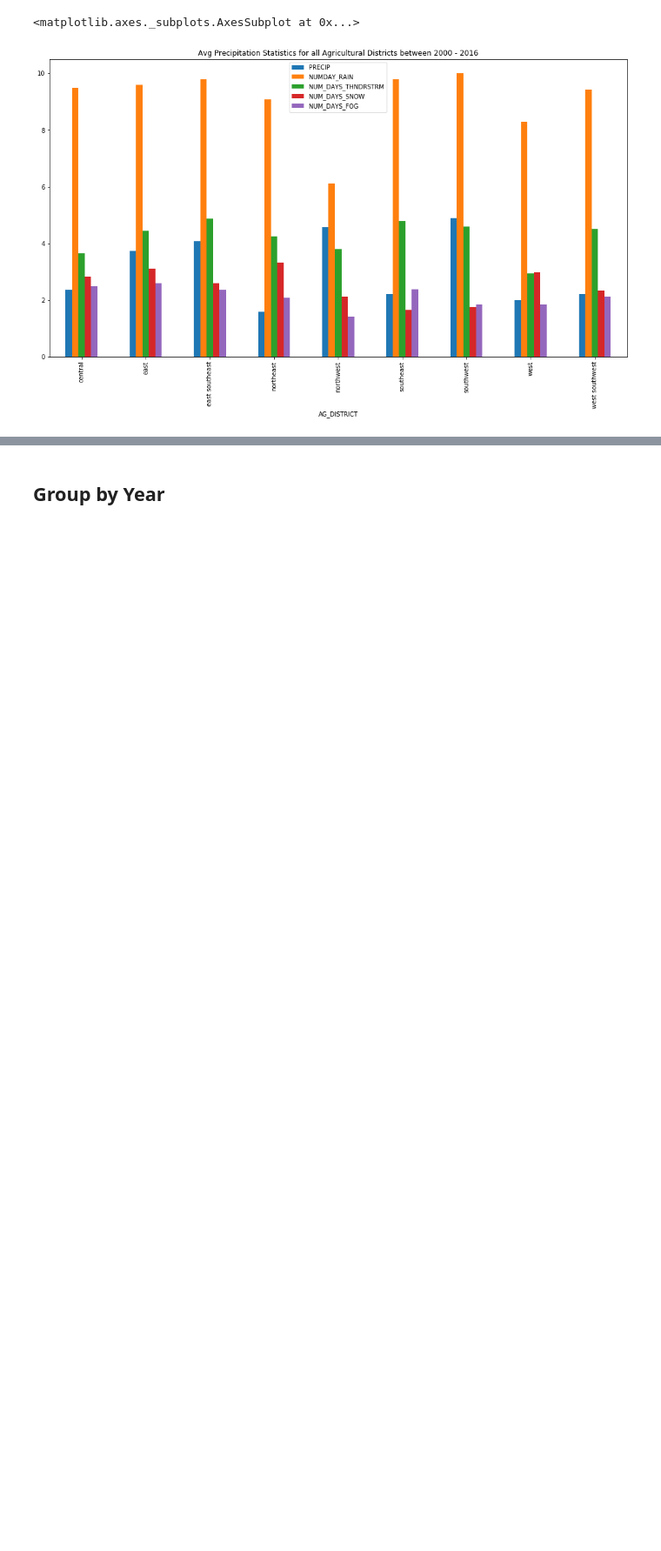
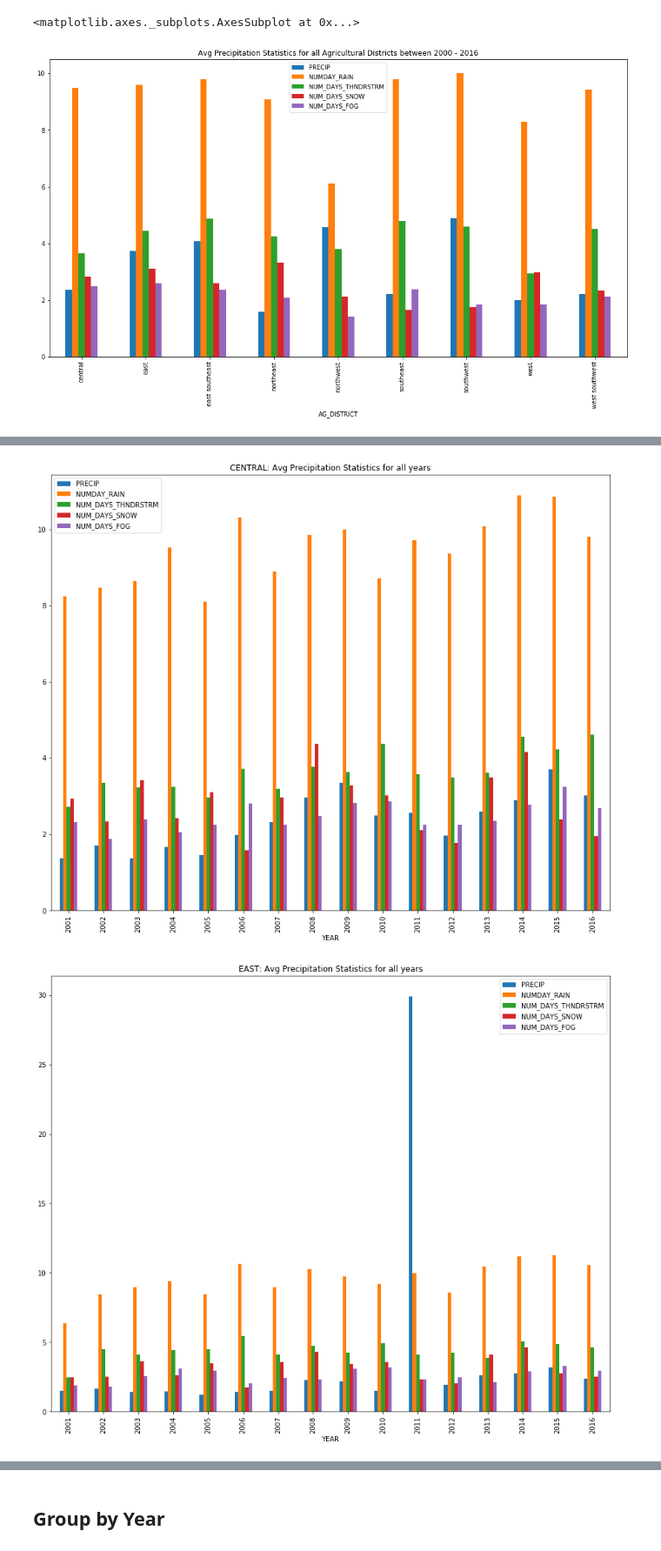
Before and after one commit to udianand/GooglePracticum, a Jupyter notebook: IL_Maize_PreProcessing_PCA.ipynb, the cells around one changed output, grey strips where cells are left out. Shown at 87% size. Saved outputs shown, nothing was run; the diff lists cells and outputs as text; code cells hidden in the pictures; blank space fills up the shorter version.

Commit message:
Added yearly and agricultural districts precipitation statistics.

```diff
--- a/IL_Maize_PreProcessing_PCA.ipynb
+++ b/IL_Maize_PreProcessing_PCA.ipynb
@@ -182,0 +184,8 @@ west southwest      2.131179
+# %%
+for district in ag_district_list:
+    groupby_yearly = sample_weather_data[sample_weather_data['AG_DISTRICT'] == district].groupby(['YEAR'])
+    precp_yearly_title = district.upper() + ": Avg Precipitation Statistics for all years"
+    groupby_yearly['PRECIP', 'NUMDAY_RAIN','NUM_DAYS_THNDRSTRM','NUM_DAYS_SNOW','NUM_DAYS_FOG'].mean().plot(kind='bar', title = precp_yearly_title, figsize=(15, 12))
+# %% [output]
+[figure, added]
+[figure, added]
```
Also changed, not shown: parts of 7 cells of this notebook, 1 other file.
